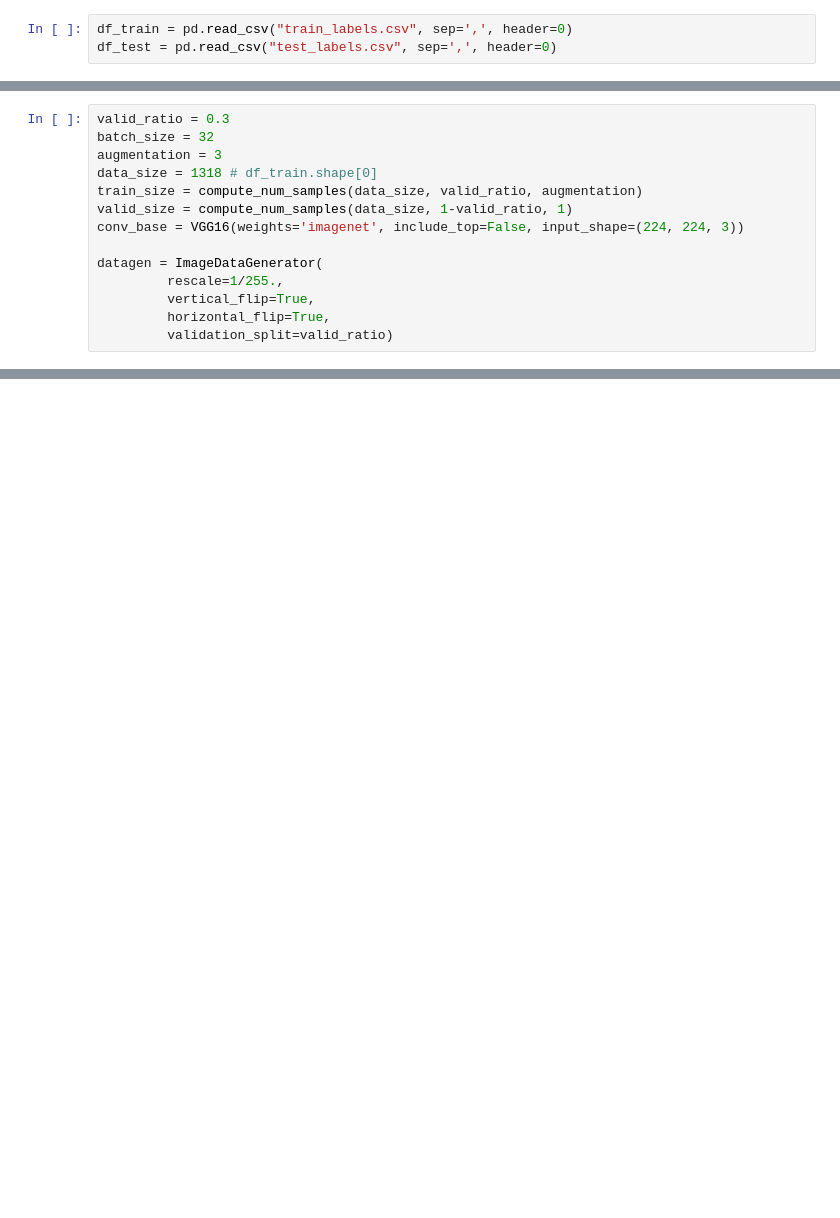
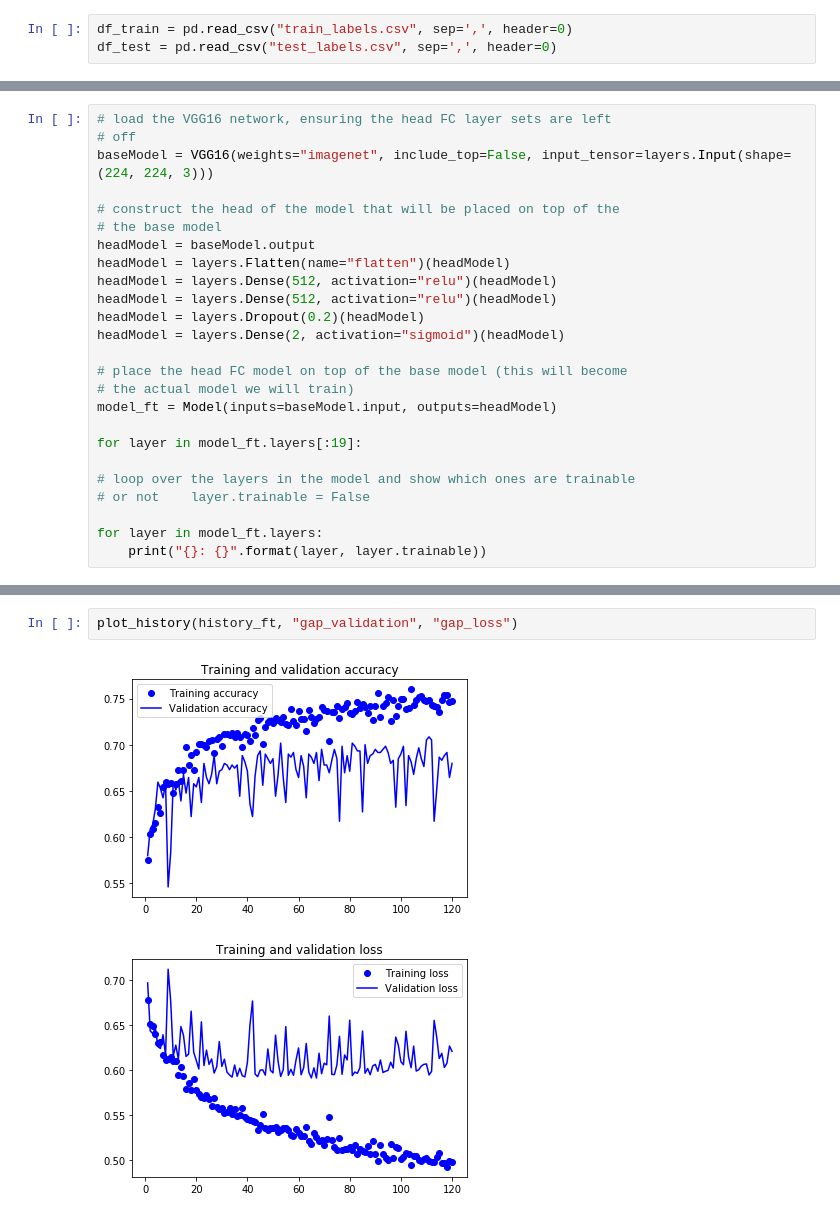
Before and after one commit to Lucas-Et/MammographyDL, a Jupyter notebook: project.ipynb, the cells around one changed output, grey strips where cells are left out. Cells and saved outputs as stored; diff of their text form; blank space fills up the shorter version.

```diff
--- a/project.ipynb
+++ b/project.ipynb
@@ -124,14 +105,0 @@ def compute_num_samples(data_size, validation_ratio, aug_factor):
-# %%
-valid_ratio = 0.3
-batch_size = 32
-augmentation = 3
-data_size = 1318 # df_train.shape[0]
-train_size = compute_num_samples(data_size, valid_ratio, augmentation)
-valid_size = compute_num_samples(data_size, 1-valid_ratio, 1)
-conv_base = VGG16(weights='imagenet', include_top=False, input_shape=(224, 224, 3))
-
-datagen = ImageDataGenerator(
-         rescale=1/255.,
-         vertical_flip=True,
-         horizontal_flip=True,
-         validation_split=valid_ratio)
@@ -330,0 +283,25 @@ Accuracy score (standard deviation):
+# %%
+# load the VGG16 network, ensuring the head FC layer sets are left
+# off
+baseModel = VGG16(weights="imagenet", include_top=False, input_tensor=layers.Input(shape=(224, 224, 3)))
+
+# construct the head of the model that will be placed on top of the
+# the base model
+headModel = baseModel.output
+headModel = layers.Flatten(name="flatten")(headModel)
+headModel = layers.Dense(512, activation="relu")(headModel)
+headModel = layers.Dense(512, activation="relu")(headModel)
+headModel = layers.Dropout(0.2)(headModel)
+headModel = layers.Dense(2, activation="sigmoid")(headModel)
+
+# place the head FC model on top of the base model (this will become
+# the actual model we will train)
+model_ft = Model(inputs=baseModel.input, outputs=headModel)
+
+for layer in model_ft.layers[:19]:
+
+# loop over the layers in the model and show which ones are trainable
+# or not	layer.trainable = False
+
+for layer in model_ft.layers:
+	print("{}: {}".format(layer, layer.trainable))
@@ -330,0 +413,5 @@ Accuracy score (standard deviation):
+# %%
+plot_history(history_ft, "gap_validation", "gap_loss")
+# %% [output]
+[figure, added]
+[figure, added]
```
Also changed, not shown: parts of 58 cells of this notebook, 2 other files.
